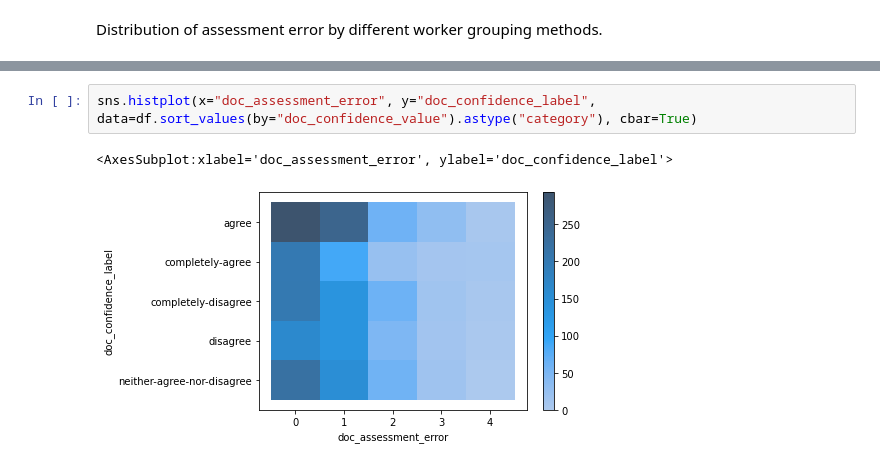
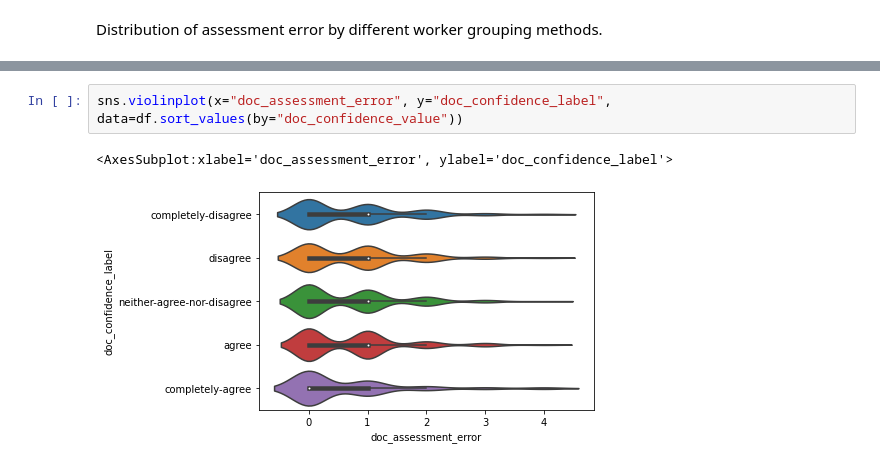
Before and after one commit to EyeofBeholder-NLeSC/play-around-sample-set, a Jupyter notebook: notebooks/IPM_worker_reliability_statistics.ipynb, the cells around one changed output, grey strips where cells are left out. Cells and saved outputs as stored; diff of their text form.

```diff
--- a/notebooks/IPM_worker_reliability_statistics.ipynb
+++ b/notebooks/IPM_worker_reliability_statistics.ipynb
@@ -82,8 +88,8 @@ sns.histplot(y="q_3_athletics_score", x="doc_assessment_error", data=df.astype("
 # %%
-sns.histplot(x="doc_assessment_error", y="doc_confidence_label", data=df.sort_values(by="doc_confidence_value").astype("category"), cbar=True)
+sns.violinplot(x="doc_assessment_error", y="doc_confidence_label", data=df.sort_values(by="doc_confidence_value"))
 # %% [output]
 <AxesSubplot:xlabel='doc_assessment_error', ylabel='doc_confidence_label'>
-[figure, old version]
+[figure, new version]
 # %%
 sns.stripplot(x="doc_assessment_error", y="doc_time_elapsed", data=df)
 # %% [output]
```
Also changed, not shown: parts of 15 cells of this notebook.
